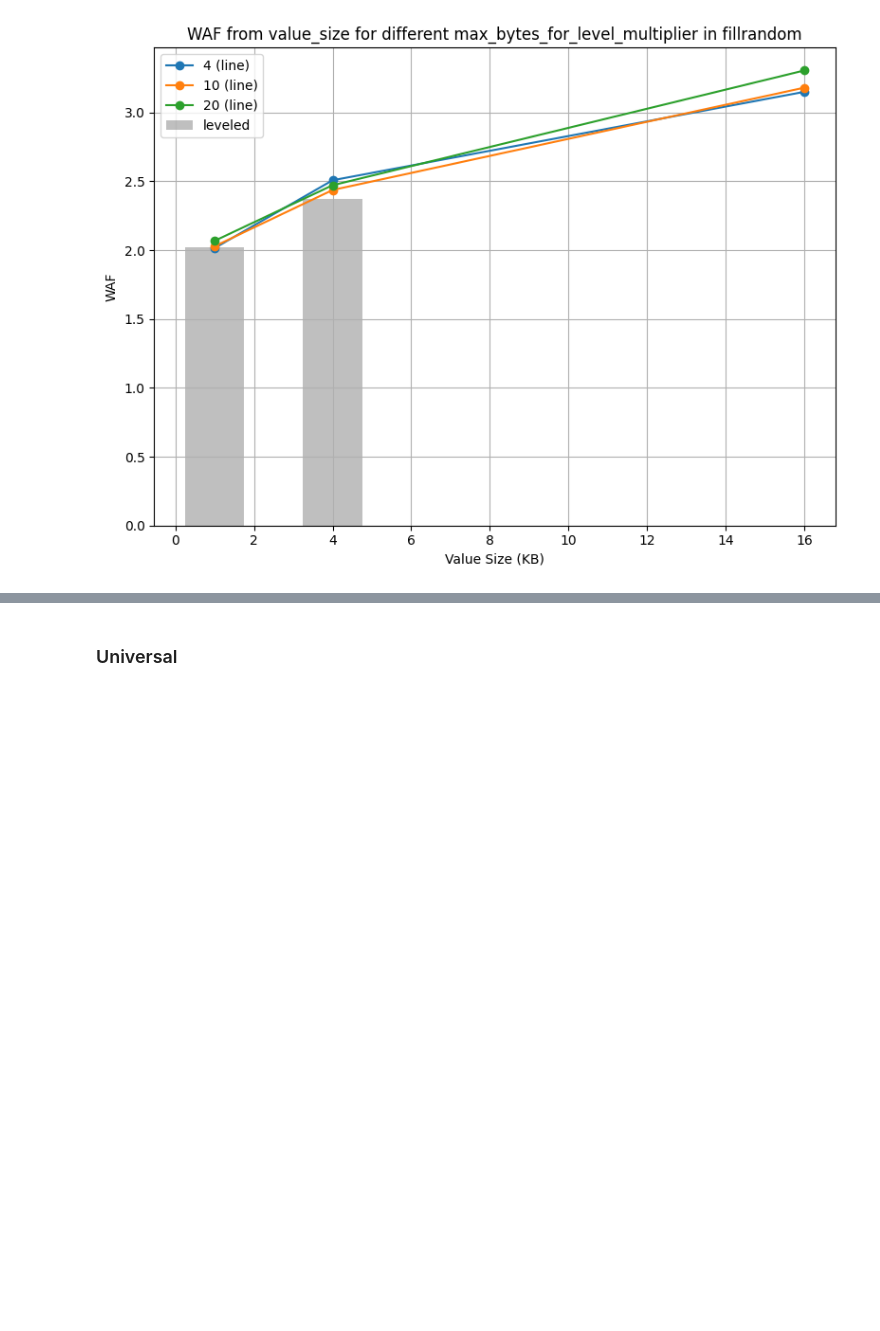
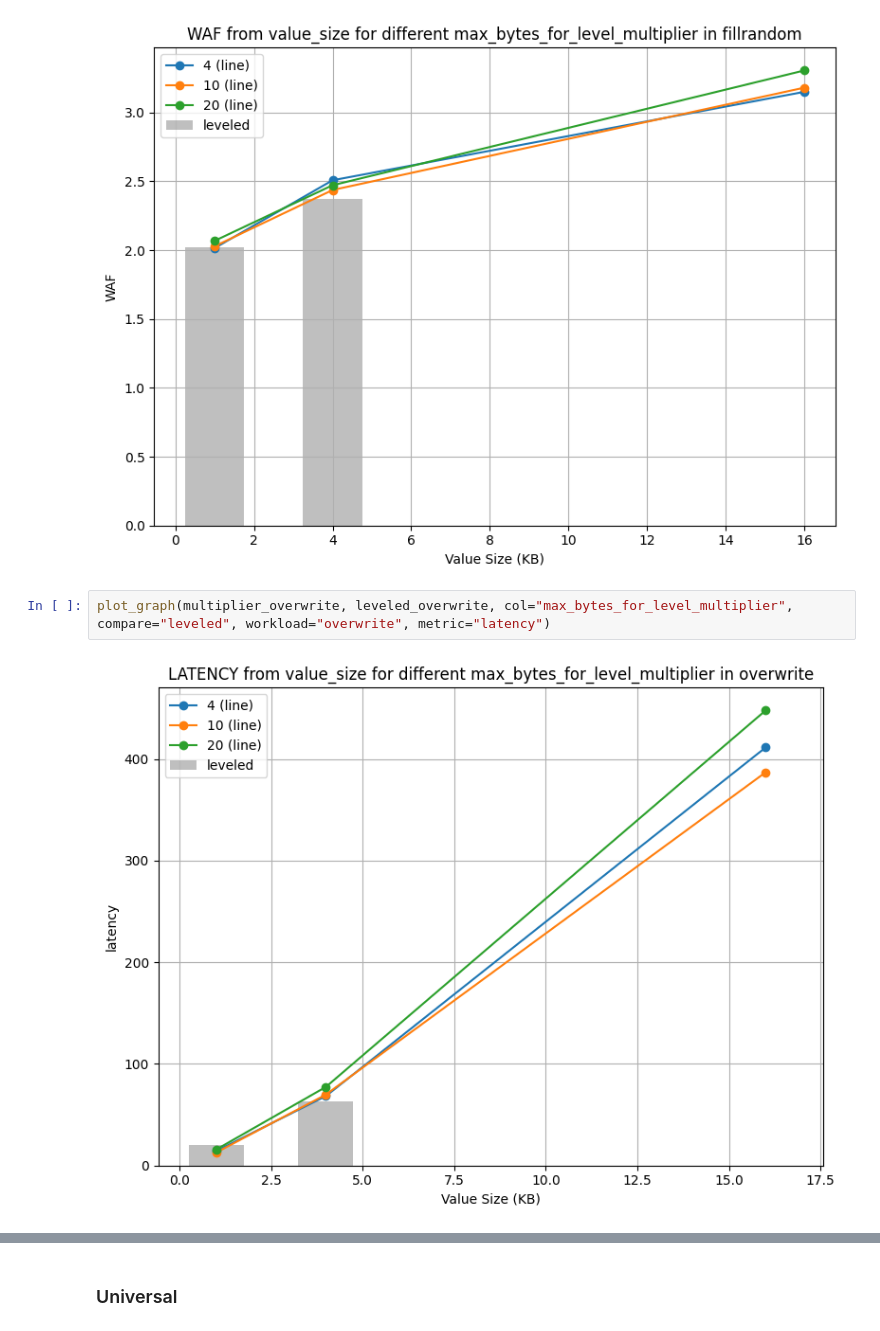
Before and after one commit to yrc00/opensource_sw_analysis, a Jupyter notebook: Lab1/H1/h1_graph.ipynb, the cells around one changed output, grey strips where cells are left out. Drawn from its saved outputs; the diff is of its cells as text; blank space fills up the shorter version.

```diff
--- a/Lab1/H1/h1_graph.ipynb
+++ b/Lab1/H1/h1_graph.ipynb
@@ -298,3 +298,7 @@ plot_graph(multiplier_overwrite, leveled_overwrite, col="max_bytes_for_level_mul
 plot_graph(multiplier_fillrandom, leveled_fillrandom, col="max_bytes_for_level_multiplier", compare="leveled", workload="fillrandom")
 # %% [output]
 [figure]
+# %%
+plot_graph(multiplier_overwrite, leveled_overwrite, col="max_bytes_for_level_multiplier", compare="leveled", workload="overwrite", metric="latency")
+# %% [output]
+[figure, added]
```
Also changed, not shown: parts of 13 cells of this notebook, 7 other files.
